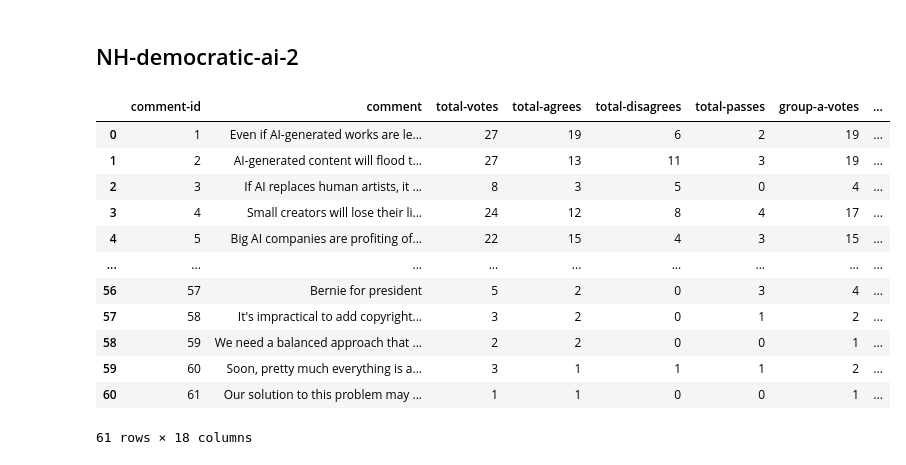
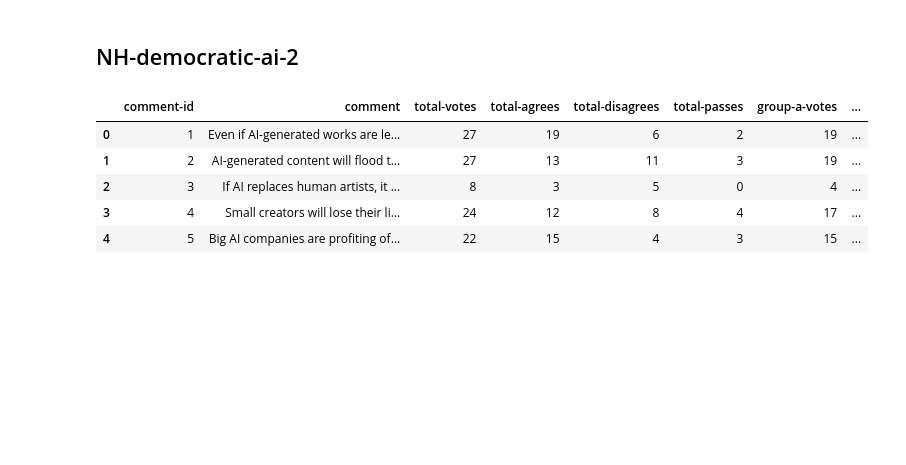
Before and after one commit to yunghsuanwu/polisdata_exp, a Jupyter notebook: dataexploration_140525.ipynb, the cells around one changed output. Cells and saved outputs as stored; diff of their text form; code cells hidden in the pictures; blank space fills up the shorter version.

```diff
--- a/dataexploration_140525.ipynb
+++ b/dataexploration_140525.ipynb
@@ -416,21 +441,14 @@ votes_df = pd.read_csv('american-assembly.bowling-green/votes.csv')
 # %%
 comments_df = pd.read_csv('NH-democratic-ai-2/comments.csv')
 pvotes_df = pd.read_csv('NH-democratic-ai-2/participant-votes.csv')
 summary = pd.read_csv('NH-democratic-ai-2/summary.csv', index_col=0).squeeze()
 votes_df = pd.read_csv('NH-democratic-ai-2/votes.csv')
 comgroup_df = pd.read_csv('NH-democratic-ai-2/comment-groups.csv')
-comgroup_df
+comgroup_df.head()
 # %% [output]
 |  | comment-id | comment | total-votes | total-agrees | total-disagrees | total-passes | group-a-votes | ... |
 | 0 | 1 | Even if AI-generated works are le... | 27 | 19 | 6 | 2 | 19 | ... |
 | 1 | 2 | AI-generated content will flood t... | 27 | 13 | 11 | 3 | 19 | ... |
 | 2 | 3 | If AI replaces human artists, it ... | 8 | 3 | 5 | 0 | 4 | ... |
 | 3 | 4 | Small creators will lose their li... | 24 | 12 | 8 | 4 | 17 | ... |
 | 4 | 5 | Big AI companies are profiting of... | 22 | 15 | 4 | 3 | 15 | ... |
-| ... | ... | ... | ... | ... | ... | ... | ... | ... |
-| 56 | 57 | Bernie for president | 5 | 2 | 0 | 3 | 4 | ... |
-| 57 | 58 | It's impractical to add copyright... | 3 | 2 | 0 | 1 | 2 | ... |
-| 58 | 59 | We need a balanced approach that ... | 2 | 2 | 0 | 0 | 1 | ... |
-| 59 | 60 | Soon, pretty much everything is a... | 3 | 1 | 1 | 1 | 2 | ... |
-| 60 | 61 | Our solution to this problem may ... | 1 | 1 | 0 | 0 | 1 | ... |
-61 rows × 18 columns
```
Also changed, not shown: parts of 4 cells of this notebook, 1 other file.
